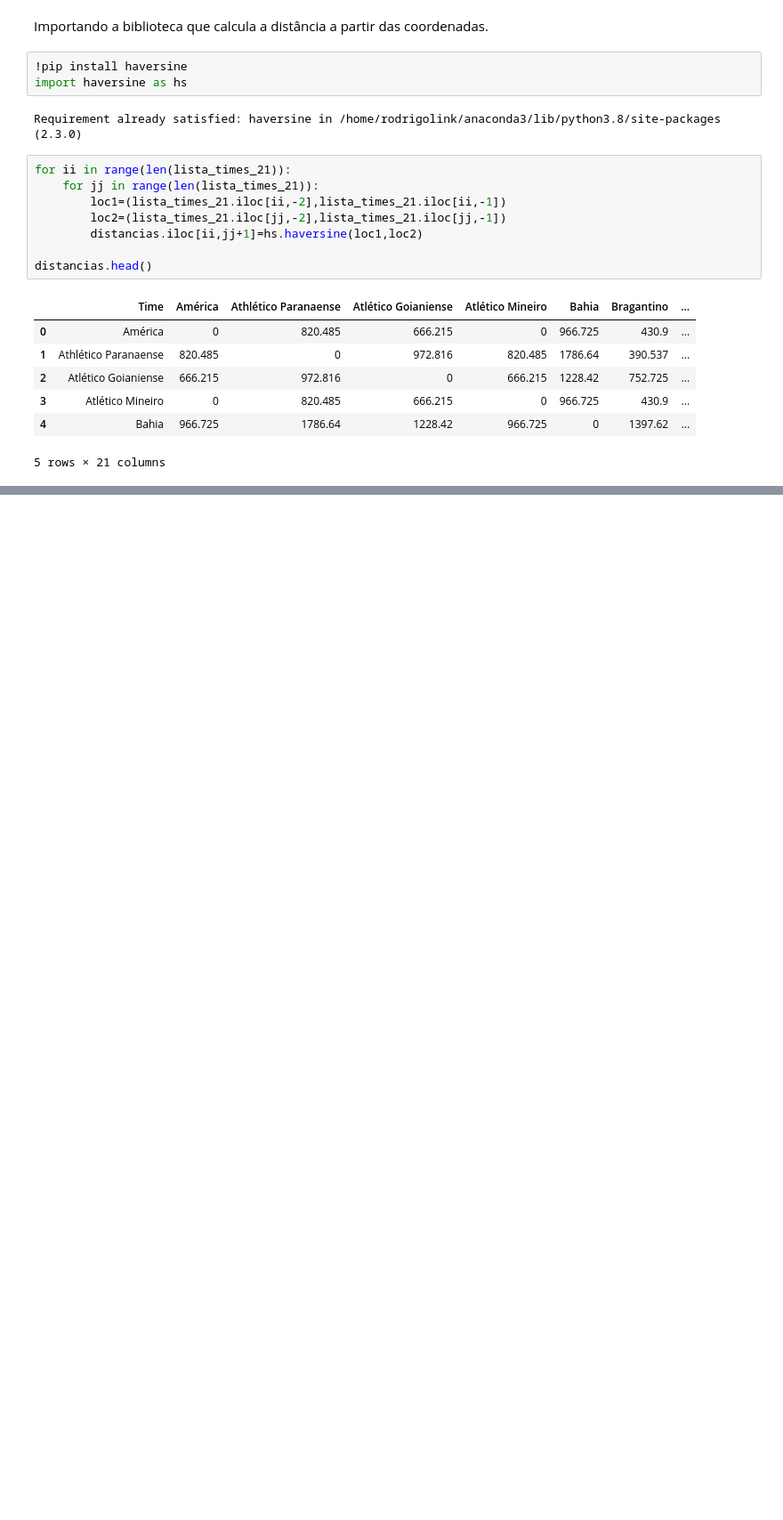
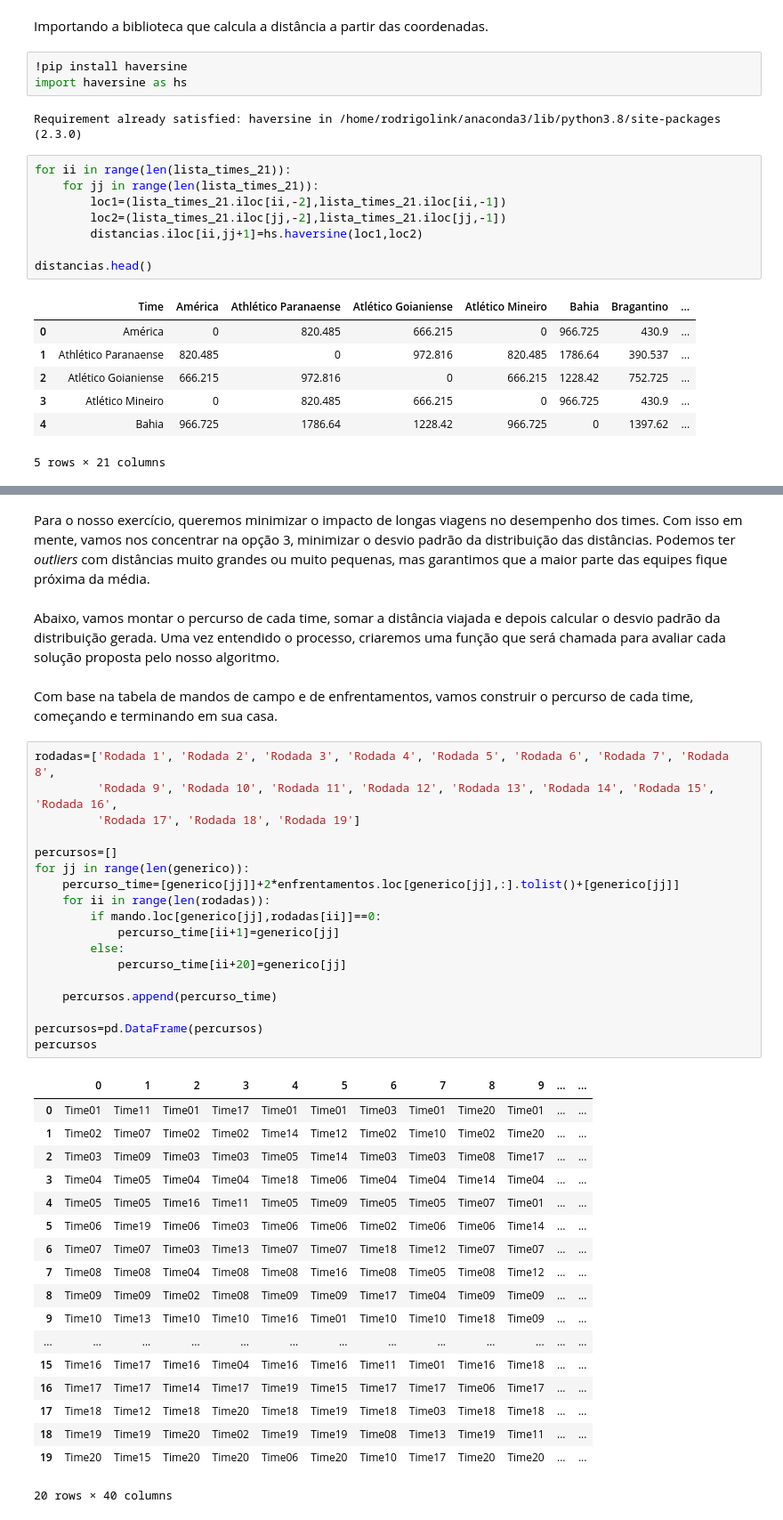
Before and after one commit to rodrigolink/BI_Master, a Jupyter notebook: genetic_algorithm/brasileirao.ipynb, the cells around one changed output, grey strips where cells are left out. Shown at 89% size. Cells and saved outputs as stored; diff of their text form; blank space fills up the shorter version.

```diff
--- a/genetic_algorithm/brasileirao.ipynb
+++ b/genetic_algorithm/brasileirao.ipynb
@@ -359,0 +346,43 @@ distancias.head()
+# %% [markdown]
+Para o nosso exercício, queremos minimizar o impacto de longas viagens no desempenho dos times. Com isso em mente, vamos nos concentrar na opção 3, minimizar o desvio padrão da distribuição das distâncias. Podemos ter *outliers* com distâncias muito grandes ou muito pequenas, mas garantimos que a maior parte das equipes fique próxima da média.
+# %% [markdown]
+Abaixo, vamos montar o percurso de cada time, somar a distância viajada e depois calcular o desvio padrão da distribuição gerada. Uma vez entendido o processo, criaremos uma função que será chamada para avaliar cada solução proposta pelo nosso algoritmo.
+# %% [markdown]
+Com base na tabela de mandos de campo e de enfrentamentos, vamos construir o percurso de cada time, começando e terminando em sua casa.
+# %%
+rodadas=['Rodada 1', 'Rodada 2', 'Rodada 3', 'Rodada 4', 'Rodada 5', 'Rodada 6', 'Rodada 7', 'Rodada 8',
+         'Rodada 9', 'Rodada 10', 'Rodada 11', 'Rodada 12', 'Rodada 13', 'Rodada 14', 'Rodada 15', 'Rodada 16',
+         'Rodada 17', 'Rodada 18', 'Rodada 19']
+
+percursos=[]
+for jj in range(len(generico)):
+    percurso_time=[generico[jj]]+2*enfrentamentos.loc[generico[jj],:].tolist()+[generico[jj]]
+    for ii in range(len(rodadas)):
+        if mando.loc[generico[jj],rodadas[ii]]==0:
+            percurso_time[ii+1]=generico[jj]
+        else:
+            percurso_time[ii+20]=generico[jj]
+
+    percursos.append(percurso_time)
+
+percursos=pd.DataFrame(percursos)
+percursos
+# %% [output]
+|  | 0 | 1 | 2 | 3 | 4 | 5 | 6 | 7 | 8 | 9 | ... | ... |
+| 0 | Time01 | Time11 | Time01 | Time17 | Time01 | Time01 | Time03 | Time01 | Time20 | Time01 | ... | ... |
+| 1 | Time02 | Time07 | Time02 | Time02 | Time14 | Time12 | Time02 | Time10 | Time02 | Time20 | ... | ... |
+| 2 | Time03 | Time09 | Time03 | Time03 | Time05 | Time14 | Time03 | Time03 | Time08 | Time17 | ... | ... |
+| 3 | Time04 | Time05 | Time04 | Time04 | Time18 | Time06 | Time04 | Time04 | Time14 | Time04 | ... | ... |
+| 4 | Time05 | Time05 | Time16 | Time11 | Time05 | Time09 | Time05 | Time05 | Time07 | Time01 | ... | ... |
+| 5 | Time06 | Time19 | Time06 | Time03 | Time06 | Time06 | Time02 | Time06 | Time06 | Time14 | ... | ... |
+| 6 | Time07 | Time07 | Time03 | Time13 | Time07 | Time07 | Time18 | Time12 | Time07 | Time07 | ... | ... |
+| 7 | Time08 | Time08 | Time04 | Time08 | Time08 | Time16 | Time08 | Time05 | Time08 | Time12 | ... | ... |
+| 8 | Time09 | Time09 | Time02 | Time08 | Time09 | Time09 | Time17 | Time04 | Time09 | Time09 | ... | ... |
+| 9 | Time10 | Time13 | Time10 | Time10 | Time16 | Time01 | Time10 | Time10 | Time18 | Time09 | ... | ... |
+| ... | ... | ... | ... | ... | ... | ... | ... | ... | ... | ... | ... | ... |
+| 15 | Time16 | Time17 | Time16 | Time04 | Time16 | Time16 | Time11 | Time01 | Time16 | Time18 | ... | ... |
+| 16 | Time17 | Time17 | Time14 | Time17 | Time19 | Time15 | Time17 | Time17 | Time06 | Time17 | ... | ... |
+| 17 | Time18 | Time12 | Time18 | Time20 | Time18 | Time19 | Time18 | Time03 | Time18 | Time18 | ... | ... |
+| 18 | Time19 | Time19 | Time20 | Time02 | Time19 | Time19 | Time08 | Time13 | Time19 | Time11 | ... | ... |
+| 19 | Time20 | Time15 | Time20 | Time20 | Time06 | Time20 | Time10 | Time17 | Time20 | Time20 | ... | ... |
+20 rows × 40 columns
```
Also changed, not shown: parts of 39 cells of this notebook.
